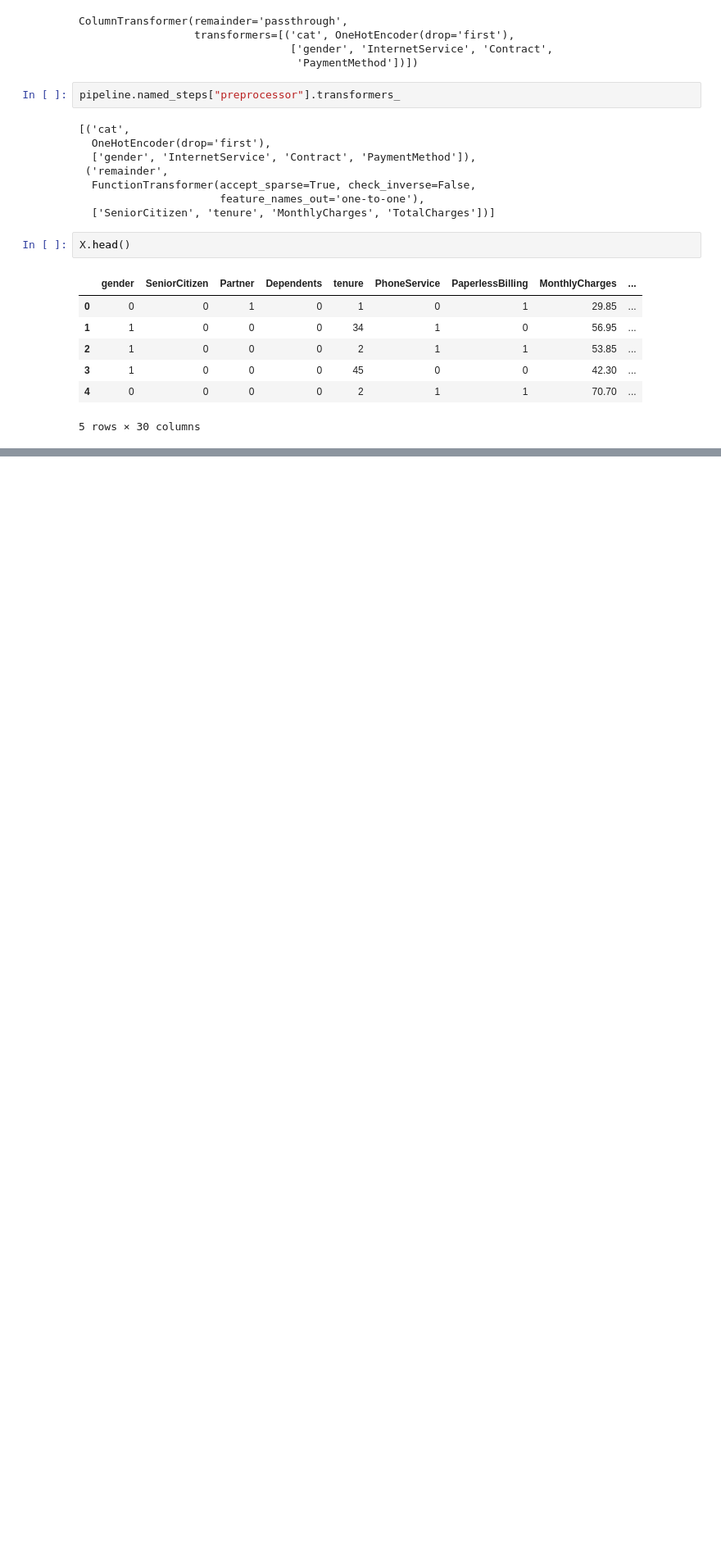
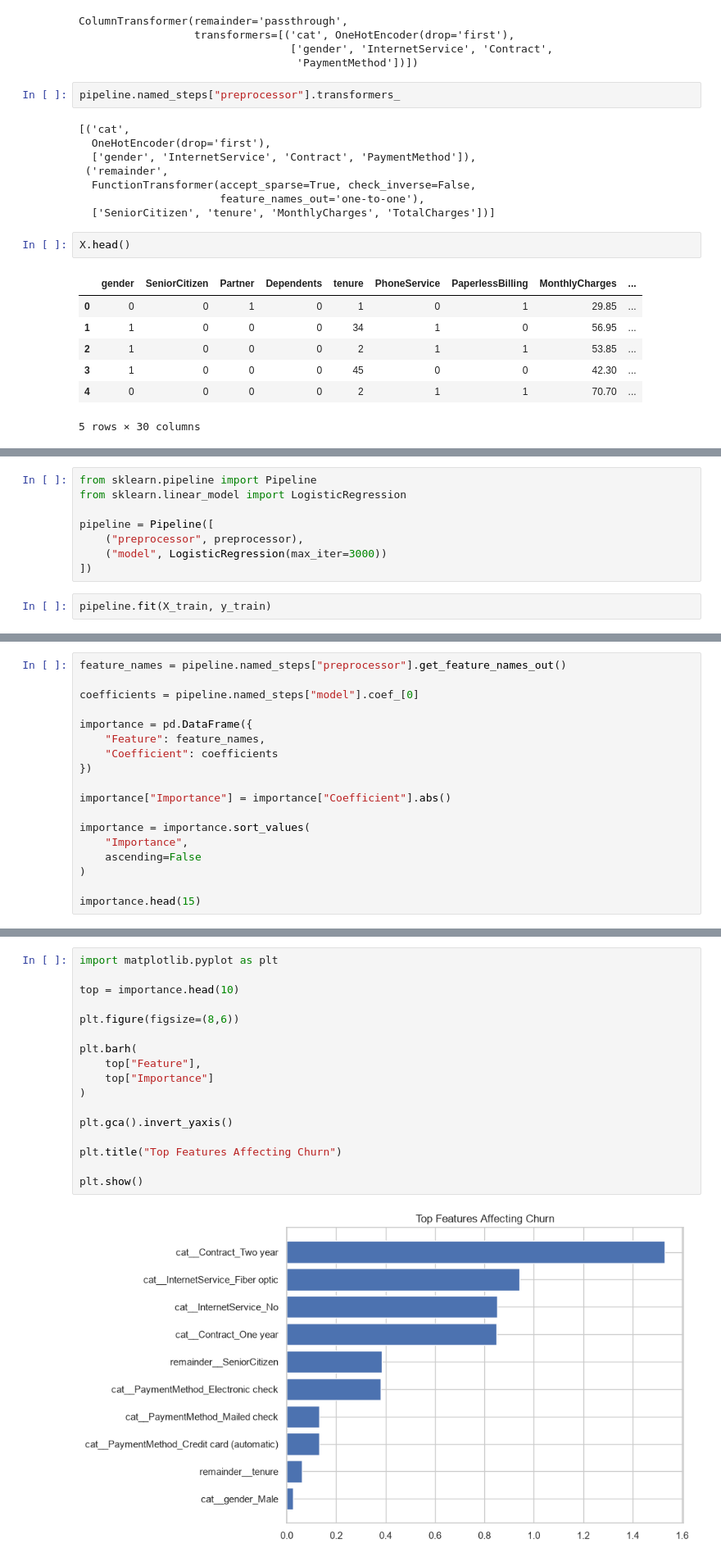
Before and after one commit to Hashini-gitch/Customer_Churn_Prediction, a Jupyter notebook: notebooks/Customer_Churn_Prediction.ipynb, the cells around one changed output, grey strips where cells are left out. Shown at 82% size. Drawn from its saved outputs; the diff is of its cells as text; blank space fills up the shorter version.

```diff
--- a/notebooks/Customer_Churn_Prediction.ipynb
+++ b/notebooks/Customer_Churn_Prediction.ipynb
@@ -871,0 +1009,10 @@ X.head()
+# %%
+from sklearn.pipeline import Pipeline
+from sklearn.linear_model import LogisticRegression
+
+pipeline = Pipeline([
+    ("preprocessor", preprocessor),
+    ("model", LogisticRegression(max_iter=3000))
+])
+# %%
+pipeline.fit(X_train, y_train)
@@ -871,0 +1067,18 @@ X.head()
+# %%
+feature_names = pipeline.named_steps["preprocessor"].get_feature_names_out()
+
+coefficients = pipeline.named_steps["model"].coef_[0]
+
+importance = pd.DataFrame({
+    "Feature": feature_names,
+    "Coefficient": coefficients
+})
+
+importance["Importance"] = importance["Coefficient"].abs()
+
+importance = importance.sort_values(
+    "Importance",
+    ascending=False
+)
+
+importance.head(15)
@@ -871,0 +1099,19 @@ X.head()
+# %%
+import matplotlib.pyplot as plt
+
+top = importance.head(10)
+
+plt.figure(figsize=(8,6))
+
+plt.barh(
+    top["Feature"],
+    top["Importance"]
+)
+
+plt.gca().invert_yaxis()
+
+plt.title("Top Features Affecting Churn")
+
+plt.show()
+# %% [output]
+[figure, added]
```
Also changed, not shown: parts of 19 cells of this notebook, 4 other files.
